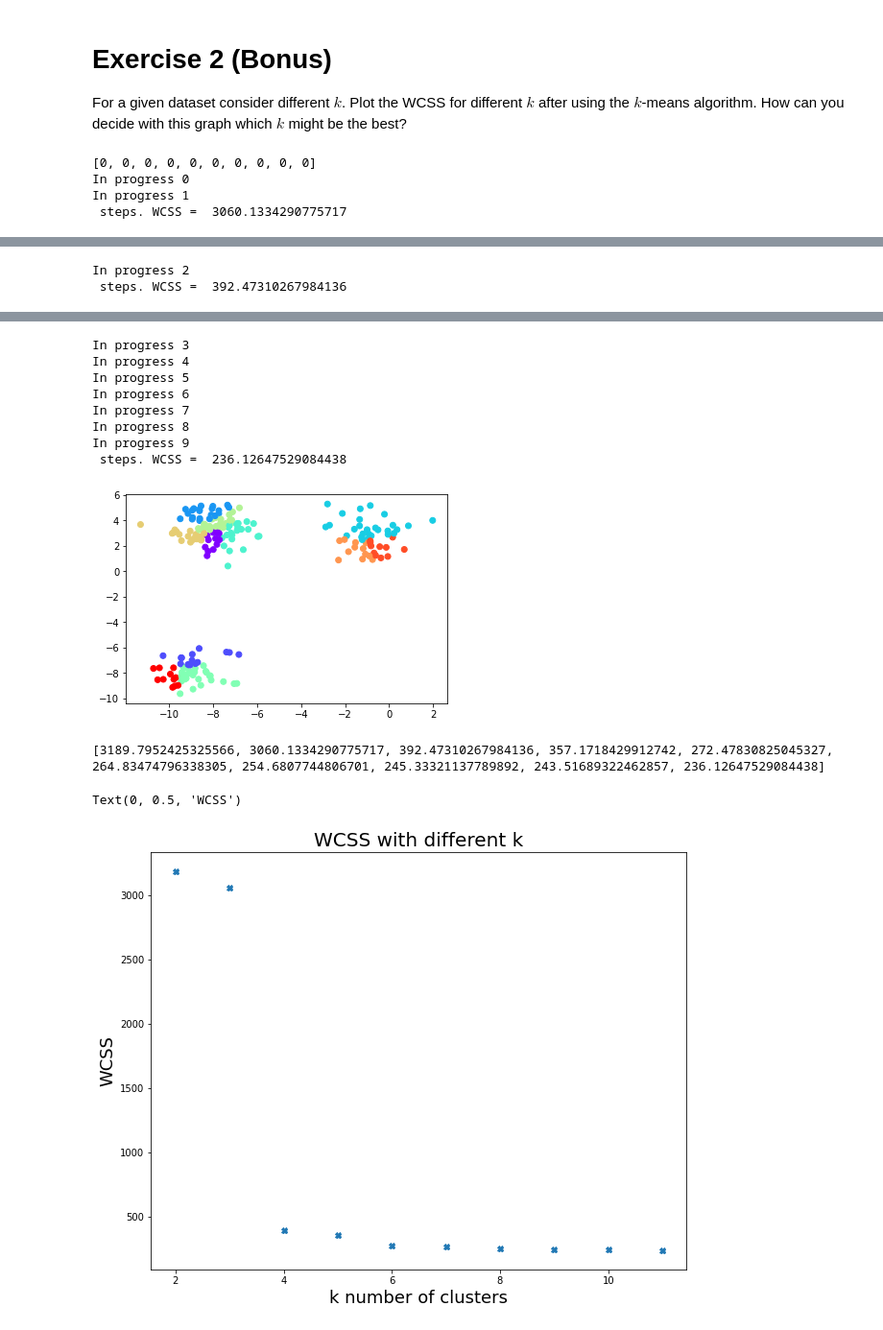
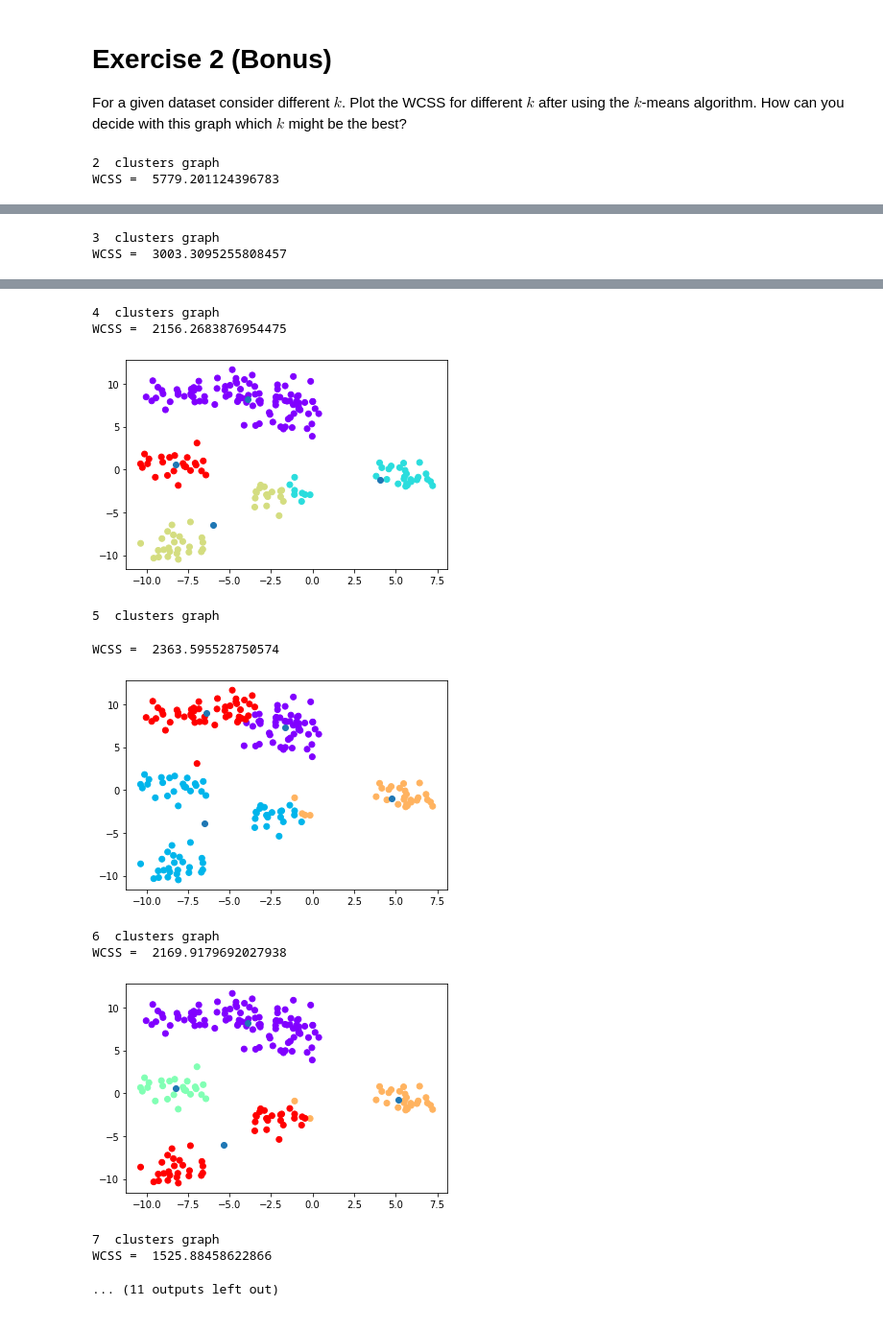
Before and after one commit to NUG30/homework-3-hiepnh14, a Jupyter notebook: assignment3.ipynb, the cells around one changed output, grey strips where cells are left out. Shown at 96% size. Drawn from its saved outputs; the diff is of its cells as text; code cells hidden in the pictures.

```diff
--- a/assignment3.ipynb
+++ b/assignment3.ipynb
@@ -10,7 +10,7 @@ import random as rnd
 from sklearn.datasets import make_blobs # We use this to create sample data
 
 d=2 # dimensions. In our example 2
-number_of_clusters = 4
+number_of_clusters = 8
 
 # The following code creates random datapoints with number_of_clusters clusters in d dimensions (cluster_std gives the standard deviation. bigger -> wider spread)
 data = make_blobs(n_samples=200, n_features=d,centers=number_of_clusters, cluster_std=1)
@@ -194,13 +209,13 @@ Did  200  steps. WCSS =  392.47310267984136
 For a given dataset consider different $k$. Plot the WCSS for different $k$ after using the $k$-means algorithm. How can you decide with this graph which $k$ might be the best?
 # %%
 #K- means algorithm
+#Random partition
 import numpy as np
 import matplotlib.pyplot as plt
 
 times = 10
 Tx = [0 for i in range(times)]
 Ty = [0 for i in range(times)]
-print(Tx)
 
 n = len(points) # number of points  (make sure to execute the code on top of the homework)
 
@@ -226,16 +241,20 @@ def init_random():
 # Updates the means depending on the current clusters
 # This is step 3 in the algorithm
 def update_means():
+  count = np.zeros((k)) #count for number of k cluster
+  inter = np.zeros((k,d))
+  for i in range(n):
+
+    x = clusters[i]
+    count[x] += 1
+    for j in range(d):
+      inter[x][j] += points[i][j]
   for i in range(k):
-    number = 0
-    point = np.zeros((d))
-    for j in range(n):
-      if clusters[j] == i:
-        number += 1
-        for m in range(d):
-          point[m] += points[i][m]
-    for m in range(d):
-      means[i][m] = point[m] / number
+    for j in range(d):
+      means[i][j] = inter[i][j]/count[i]
+  return means
+
+
 
 
 # Chooses the cluster according to the current means
@@ -245,9 +264,10 @@ def choose_clusters():
     d = np.linalg.norm(points[i]-means[clusters[i]])
     for j in range(k):
       if np.linalg.norm(points[i]-means[j]) < d:
+        #print("Change cluster", np.linalg.norm(points[i]-means[j]), "; and d:",  d, clusters[i], j )
         d = np.linalg.norm(points[i]-means[j])
         clusters[i] = j
-
+       # print(clusters[i])
 
 # within-cluster sum of squares (WCSS)
 def within_cluster_sos():
@@ -270,15 +290,15 @@ def kmeans_random(number_of_steps=10):
 for u in range(times):
   k = u + 2
   Tx[u] = k
-  print("In progress", u)
+  print(k, " clusters graph")
   means = np.zeros((k,d)) # the k-means (points in R^d)
   kmeans_random(200)
-  if u == 1 or u == 9 or u == 2:
-    print( " steps. WCSS = ", within_cluster_sos())
+  if 1 == 1:
+    print( "WCSS = ", within_cluster_sos())
     plt.scatter(points[:,0],points[:,1],c=clusters,cmap='rainbow')
+    plt.scatter(means[:,0], means[:,1])
     plt.show()
   Ty[u] = within_cluster_sos()
-print(Ty)
 
 # Draw the relation set
 plt.figure(figsize=(10,8))
@@ -287,9 +307,7 @@ plt.title("WCSS with different k", fontsize =20)
 plt.xlabel("k number of clusters", fontsize=18)
 plt.ylabel("WCSS", fontsize=18)
 
-#The best k in my opinion is the smallest k when the graph starts becoming linear, in this case, 4 might be the best
+#We consider the visual assessment, the requirement and the characteristic or properties of data, also can consider k at the minimum of WCSS.
 # %% [output]
-[0, 0, 0, 0, 0, 0, 0, 0, 0, 0]
-In progress 0
-In progress 1
- steps. WCSS =  3060.1334290775717
+2  clusters graph
+WCSS =  5779.201124396783
@@ -297,2 +315,2 @@ In progress 1
-In progress 2
- steps. WCSS =  392.47310267984136
+3  clusters graph
+WCSS =  3003.3095255808457
@@ -300,12 +318,12 @@ In progress 2
-In progress 3
-In progress 4
-In progress 5
-In progress 6
-In progress 7
-In progress 8
-In progress 9
- steps. WCSS =  236.12647529084438
+4  clusters graph
+WCSS =  2156.2683876954475
-[figure, old version]
+[figure, new version]
-[3189.7952425325566, 3060.1334290775717, 392.47310267984136, 357.1718429912742, 272.47830825045327, 264.83474796338305, 254.6807744806701, 245.33321137789892, 243.51689322462857, 236.12647529084438]
+5  clusters graph
-Text(0, 0.5, 'WCSS')
+WCSS =  2363.595528750574
-[figure, old version]
+[figure, new version]
+6  clusters graph
+WCSS =  2169.9179692027938
+[figure, added]
+7  clusters graph
+WCSS =  1525.88458622866
+... (11 outputs left out)
```
Also changed, not shown: parts of 6 cells of this notebook.
